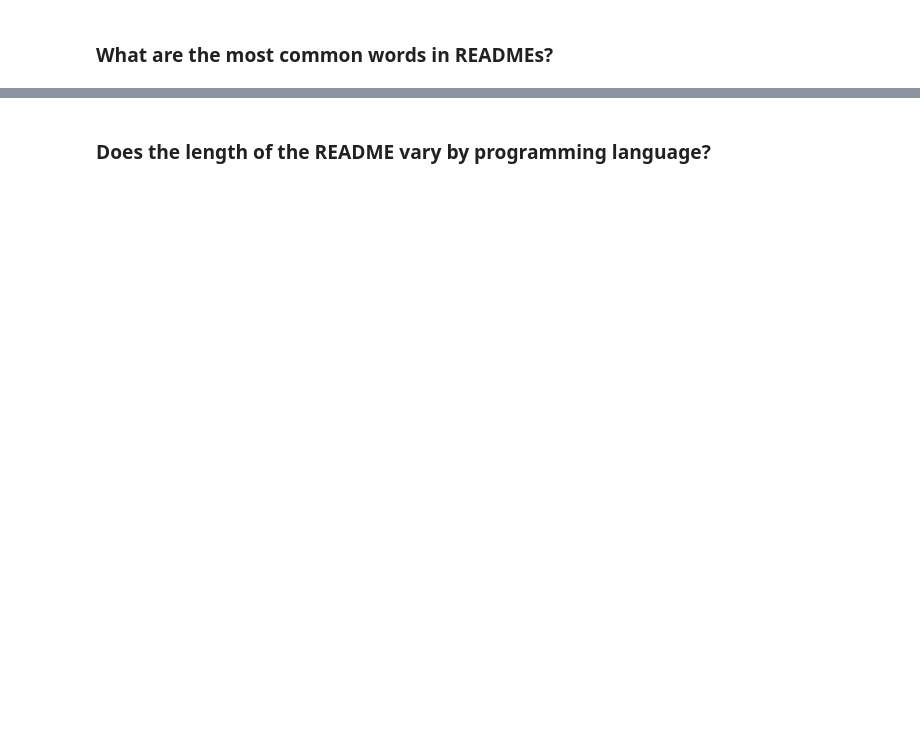
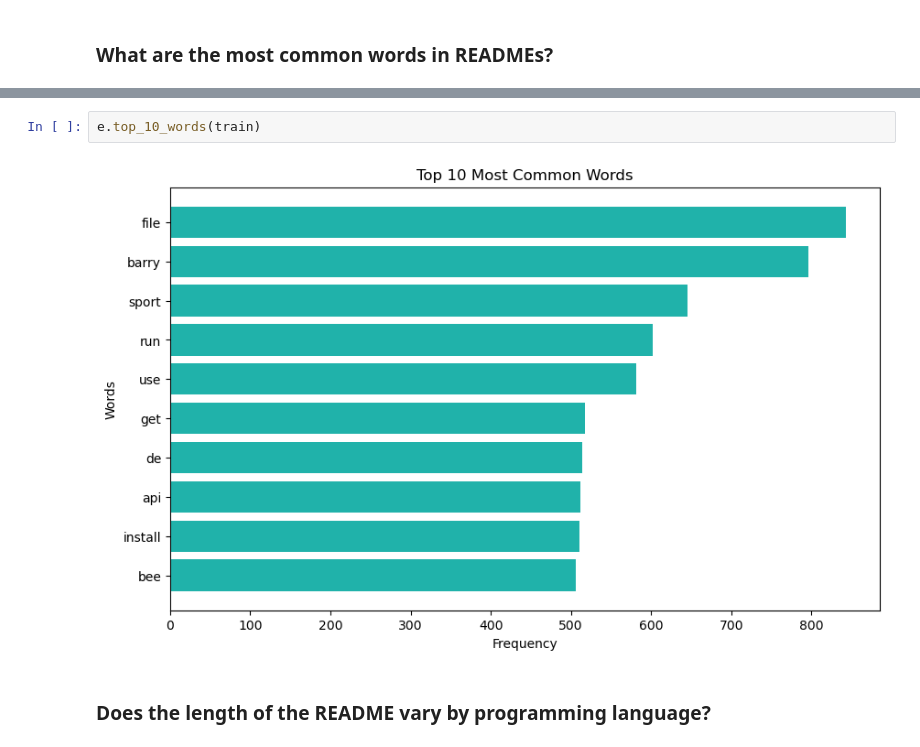
Before and after one commit to NLP-Team-Project/NLP-Project, a Jupyter notebook: Final_Report.ipynb, the cells around one changed output, grey strips where cells are left out. Drawn from its saved outputs; the diff is of its cells as text; blank space fills up the shorter version.

```diff
--- a/Final_Report.ipynb
+++ b/Final_Report.ipynb
@@ -97,2 +152,6 @@ word_counts['total_appearances'] = total_appearances
+# %%
+e.top_10_words(train)
+# %% [output]
+[figure, added]
 # %% [markdown]
 ### Does the length of the README vary by programming language?
```
Also changed, not shown: parts of 16 cells of this notebook, 3 other files.
